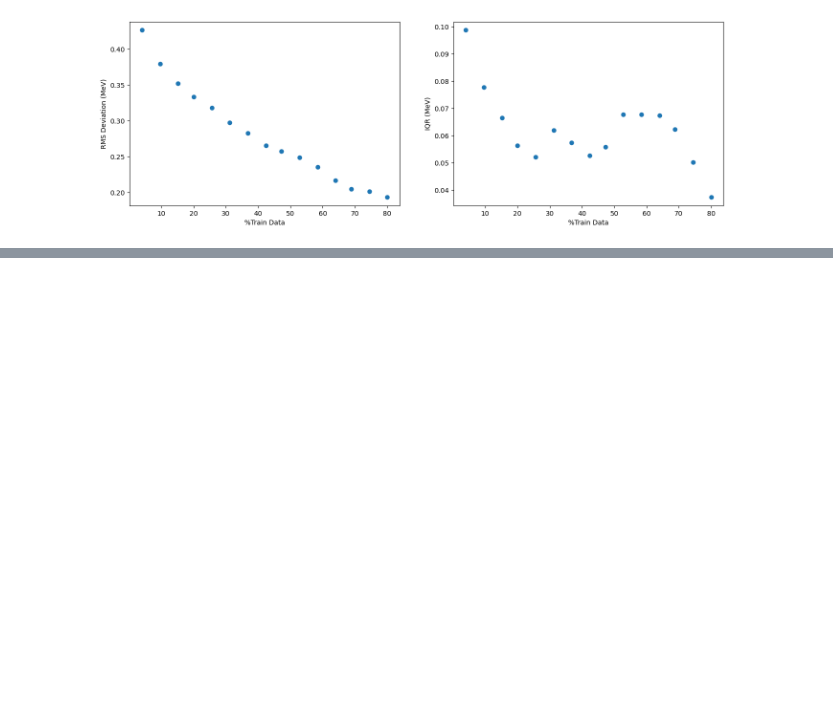
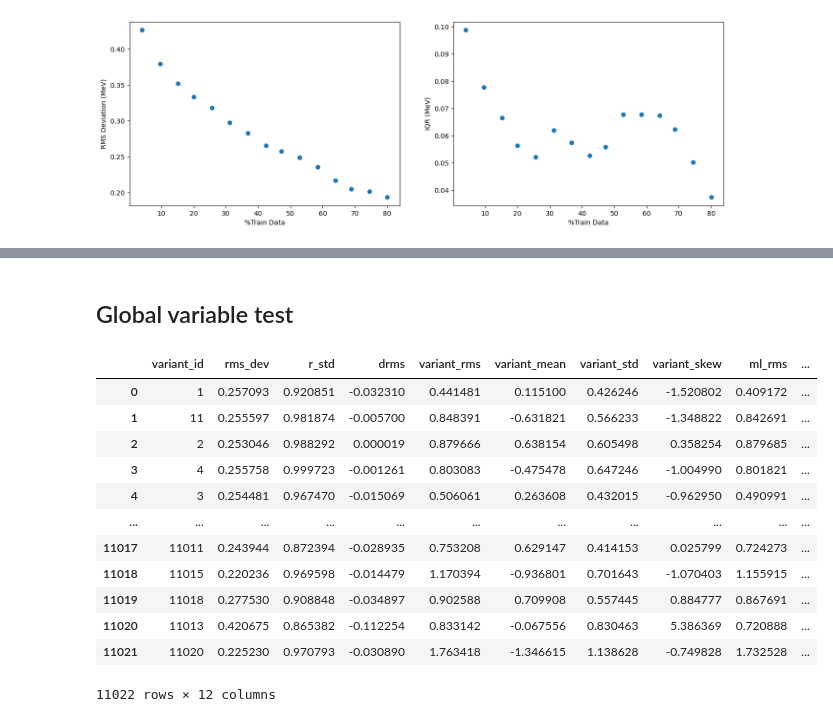
Before and after one commit to mzyudhistira/BSk24-Emu, a Jupyter notebook: analysis.ipynb, the cells around one changed output, grey strips where cells are left out. Drawn from its saved outputs; the diff is of its cells as text; code cells hidden in the pictures; blank space fills up the shorter version.

Commit message:
global analysis

```diff
--- a/analysis.ipynb
+++ b/analysis.ipynb
@@ -242,0 +146,5 @@ with open("variants_test.txt", "w") as file:
+# %%
+full_result = pd.read_csv("data/summary/full_scale.csv")
+full_result["variant_id"] = full_result["run_name"].str.split("_").str[1]
+full_result["run_time"] = pd.to_timedelta(full_result["run_time"])
+full_result.tail(3)
@@ -242,0 +156,38 @@ with open("variants_test.txt", "w") as file:
+# %% [markdown]
+## Global variable test
+# %%
+# Dataset preparation
+full_result["moment"] = full_result.apply(analysis.dataset.extract_result, axis=1)
+moment_df = pd.concat(
+    [full_result["variant_id"], full_result["moment"].apply(pd.Series)], axis=1
+)
+moment_df.insert(2, "r_std", moment_df["ml_std"] / moment_df["variant_std"])
+moment_df.insert(3, "drms", moment_df["ml_rms"] - moment_df["variant_rms"])
+moment_df
+
+# Correlation test
+target_columns = ["variant_rms", "variant_mean", "variant_std", "variant_skew"]
+result_columns = ["rms_dev", "r_std", "drms", "ml_rms", "ml_mean", "ml_std", "ml_skew"]
+
+corr_matrix = pd.DataFrame(index=target_columns, columns=result_columns, dtype=float)
+
+for index in target_columns:
+    for column in result_columns:
+        corr = moment_df[[index, column]].corr(method="spearman").iloc[0, 1]
+        corr_matrix.loc[index, column] = round(corr, 3)
+
+print(corr_matrix)
+# %% [output]
+|  | variant_id | rms_dev | r_std | drms | variant_rms | variant_mean | variant_std | variant_skew | ml_rms | ... |
+| 0 | 1 | 0.257093 | 0.920851 | -0.032310 | 0.441481 | 0.115100 | 0.426246 | -1.520802 | 0.409172 | ... |
+| 1 | 11 | 0.255597 | 0.981874 | -0.005700 | 0.848391 | -0.631821 | 0.566233 | -1.348822 | 0.842691 | ... |
+| 2 | 2 | 0.253046 | 0.988292 | 0.000019 | 0.879666 | 0.638154 | 0.605498 | 0.358254 | 0.879685 | ... |
+| 3 | 4 | 0.255758 | 0.999723 | -0.001261 | 0.803083 | -0.475478 | 0.647246 | -1.004990 | 0.801821 | ... |
+| 4 | 3 | 0.254481 | 0.967470 | -0.015069 | 0.506061 | 0.263608 | 0.432015 | -0.962950 | 0.490991 | ... |
+| ... | ... | ... | ... | ... | ... | ... | ... | ... | ... | ... |
+| 11017 | 11011 | 0.243944 | 0.872394 | -0.028935 | 0.753208 | 0.629147 | 0.414153 | 0.025799 | 0.724273 | ... |
+| 11018 | 11015 | 0.220236 | 0.969598 | -0.014479 | 1.170394 | -0.936801 | 0.701643 | -1.070403 | 1.155915 | ... |
+| 11019 | 11018 | 0.277530 | 0.908848 | -0.034897 | 0.902588 | 0.709908 | 0.557445 | 0.884777 | 0.867691 | ... |
+| 11020 | 11013 | 0.420675 | 0.865382 | -0.112254 | 0.833142 | -0.067556 | 0.830463 | 5.386369 | 0.720888 | ... |
+| 11021 | 11020 | 0.225230 | 0.970793 | -0.030890 | 1.763418 | -1.346615 | 1.138628 | -0.749828 | 1.732528 | ... |
+11022 rows × 12 columns
```
Also changed, not shown: parts of 21 cells of this notebook, 1 other file.
